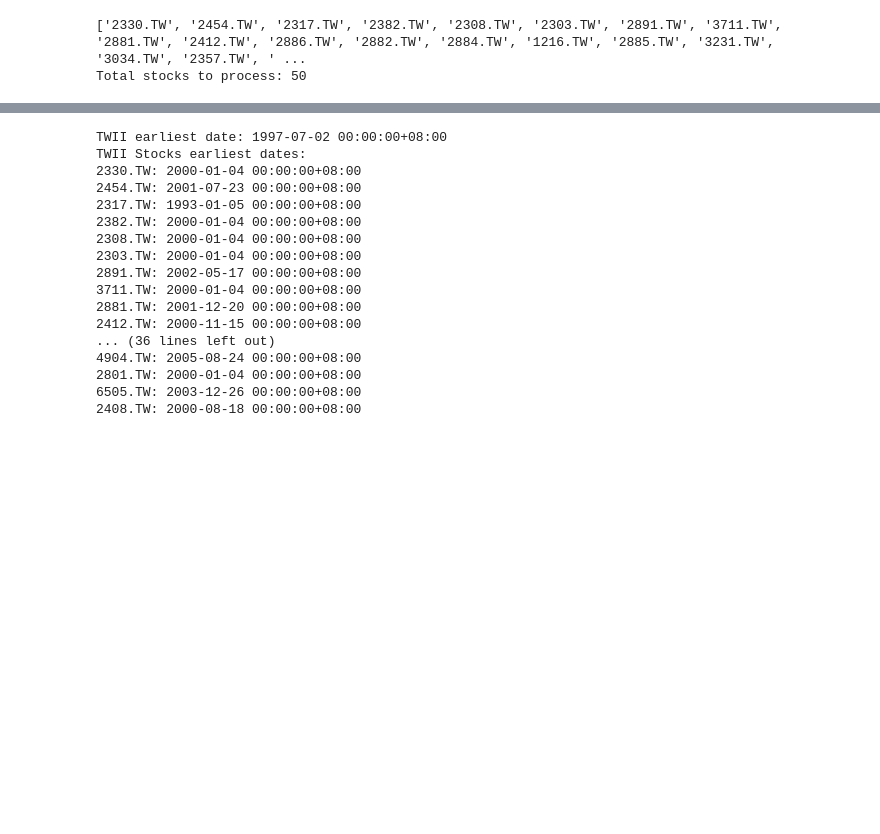
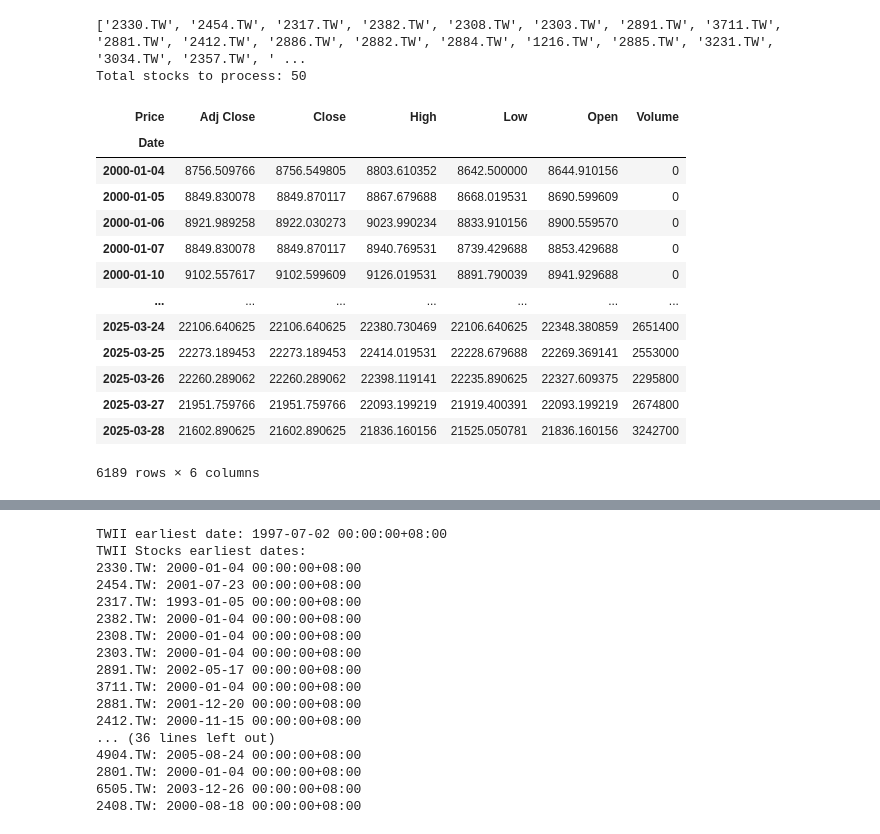
Before and after one commit to JunTingLin/DeepTrader, a Jupyter notebook: src/data/TWII/TWII.ipynb, the cells around one changed output, grey strips where cells are left out. Cells and saved outputs as stored; diff of their text form; code cells hidden in the pictures; blank space fills up the shorter version.

```diff
--- a/src/data/TWII/TWII.ipynb
+++ b/src/data/TWII/TWII.ipynb
@@ -27,3 +27,24 @@ from curl_cffi import requests as curl_requests
 
 # 創建一個模擬 Chrome 瀏覽器的 session
 session = curl_requests.Session(impersonate="chrome")
+# %%
+TWII
+twii_history = yf.download(TWII, start='2000-01-01', end='2025-03-31', progress=False, auto_adjust=False, session=session)
+twii_history.columns = twii_history.columns.droplevel(level=1)
+twii_history.to_csv(f"./^TWII.csv")
+twii_history
+# %% [output]
+| Price | Adj Close | Close | High | Low | Open | Volume |
+| Date |  |  |  |  |  |  |
+| 2000-01-04 | 8756.509766 | 8756.549805 | 8803.610352 | 8642.500000 | 8644.910156 | 0 |
+| 2000-01-05 | 8849.830078 | 8849.870117 | 8867.679688 | 8668.019531 | 8690.599609 | 0 |
+| 2000-01-06 | 8921.989258 | 8922.030273 | 9023.990234 | 8833.910156 | 8900.559570 | 0 |
+| 2000-01-07 | 8849.830078 | 8849.870117 | 8940.769531 | 8739.429688 | 8853.429688 | 0 |
+| 2000-01-10 | 9102.557617 | 9102.599609 | 9126.019531 | 8891.790039 | 8941.929688 | 0 |
+| ... | ... | ... | ... | ... | ... | ... |
+| 2025-03-24 | 22106.640625 | 22106.640625 | 22380.730469 | 22106.640625 | 22348.380859 | 2651400 |
+| 2025-03-25 | 22273.189453 | 22273.189453 | 22414.019531 | 22228.679688 | 22269.369141 | 2553000 |
+| 2025-03-26 | 22260.289062 | 22260.289062 | 22398.119141 | 22235.890625 | 22327.609375 | 2295800 |
+| 2025-03-27 | 21951.759766 | 21951.759766 | 22093.199219 | 21919.400391 | 22093.199219 | 2674800 |
+| 2025-03-28 | 21602.890625 | 21602.890625 | 21836.160156 | 21525.050781 | 21836.160156 | 3242700 |
+6189 rows × 6 columns
```
Also changed, not shown: parts of 2 cells of this notebook, 5 other files.
